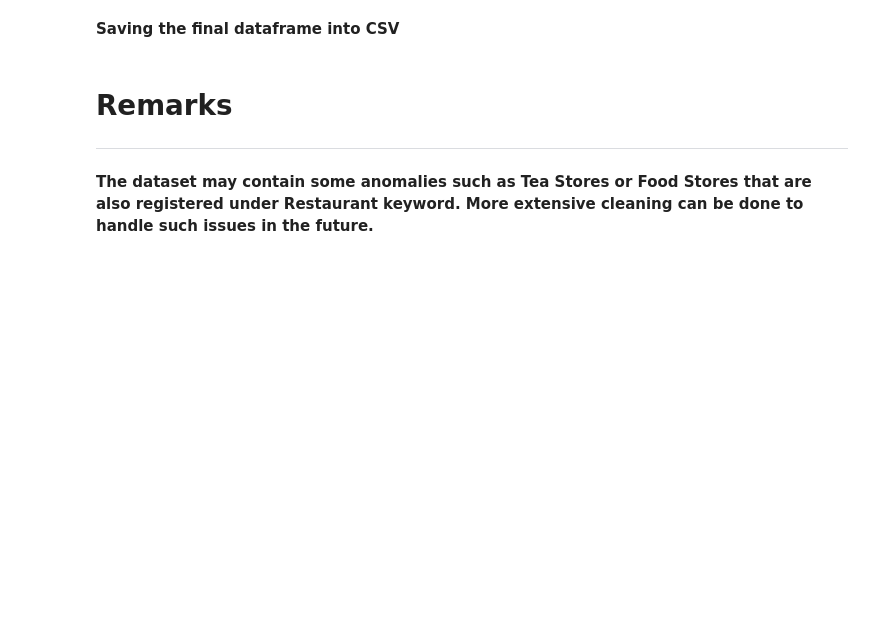
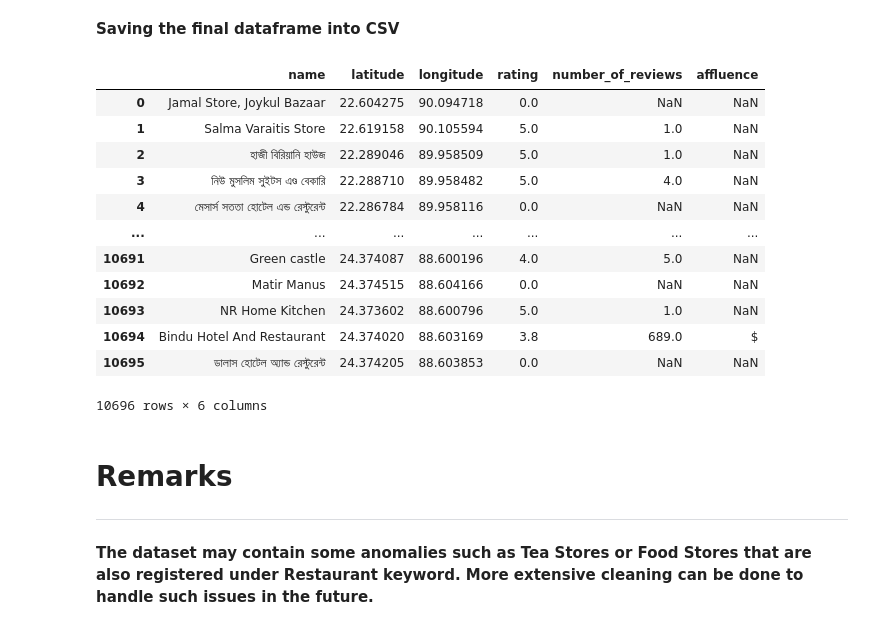
Before and after one commit to tanjimanasreen/GoogleMaps-Restaurant-Scraper, a Jupyter notebook: Restaurant_Scrapper.ipynb, the cells around one changed output. Cells and saved outputs as stored; diff of their text form; code cells hidden in the pictures; blank space fills up the shorter version.

```diff
--- a/Restaurant_Scrapper.ipynb
+++ b/Restaurant_Scrapper.ipynb
@@ -242,8 +238,22 @@ restaurant_df[restaurant_df['affluence'].notna()==True]
 **Saving the final dataframe into CSV**
 # %%
 final_df = restaurant_df[['name',	'latitude',	'longitude',	'rating',	'number_of_reviews',	'affluence']]
-
+display(final_df)
 final_df.to_csv("bangladesh_restaurants.csv", index=False, encoding='utf-8')
+# %% [output]
+|  | name | latitude | longitude | rating | number_of_reviews | affluence |
+| 0 | Jamal Store, Joykul Bazaar | 22.604275 | 90.094718 | 0.0 | NaN | NaN |
+| 1 | Salma Varaitis Store | 22.619158 | 90.105594 | 5.0 | 1.0 | NaN |
+| 2 | হাজী বিরিয়ানি হাউজ | 22.289046 | 89.958509 | 5.0 | 1.0 | NaN |
+| 3 | নিউ মুসলিম সুইটস এণ্ড বেকারি | 22.288710 | 89.958482 | 5.0 | 4.0 | NaN |
+| 4 | মেসার্স সততা হোটেল এন্ড রেস্টুরেন্ট | 22.286784 | 89.958116 | 0.0 | NaN | NaN |
+| ... | ... | ... | ... | ... | ... | ... |
+| 10691 | Green castle | 24.374087 | 88.600196 | 4.0 | 5.0 | NaN |
+| 10692 | Matir Manus | 24.374515 | 88.604166 | 0.0 | NaN | NaN |
+| 10693 | NR Home Kitchen | 24.373602 | 88.600796 | 5.0 | 1.0 | NaN |
+| 10694 | Bindu Hotel And Restaurant | 24.374020 | 88.603169 | 3.8 | 689.0 | $ |
+| 10695 | ডালাস হোটেল অ্যান্ড রেস্টুরেন্ট | 24.374205 | 88.603853 | 0.0 | NaN | NaN |
+10696 rows × 6 columns
 # %% [markdown]
 # Remarks
 
```
Also changed, not shown: parts of 2 cells of this notebook.
